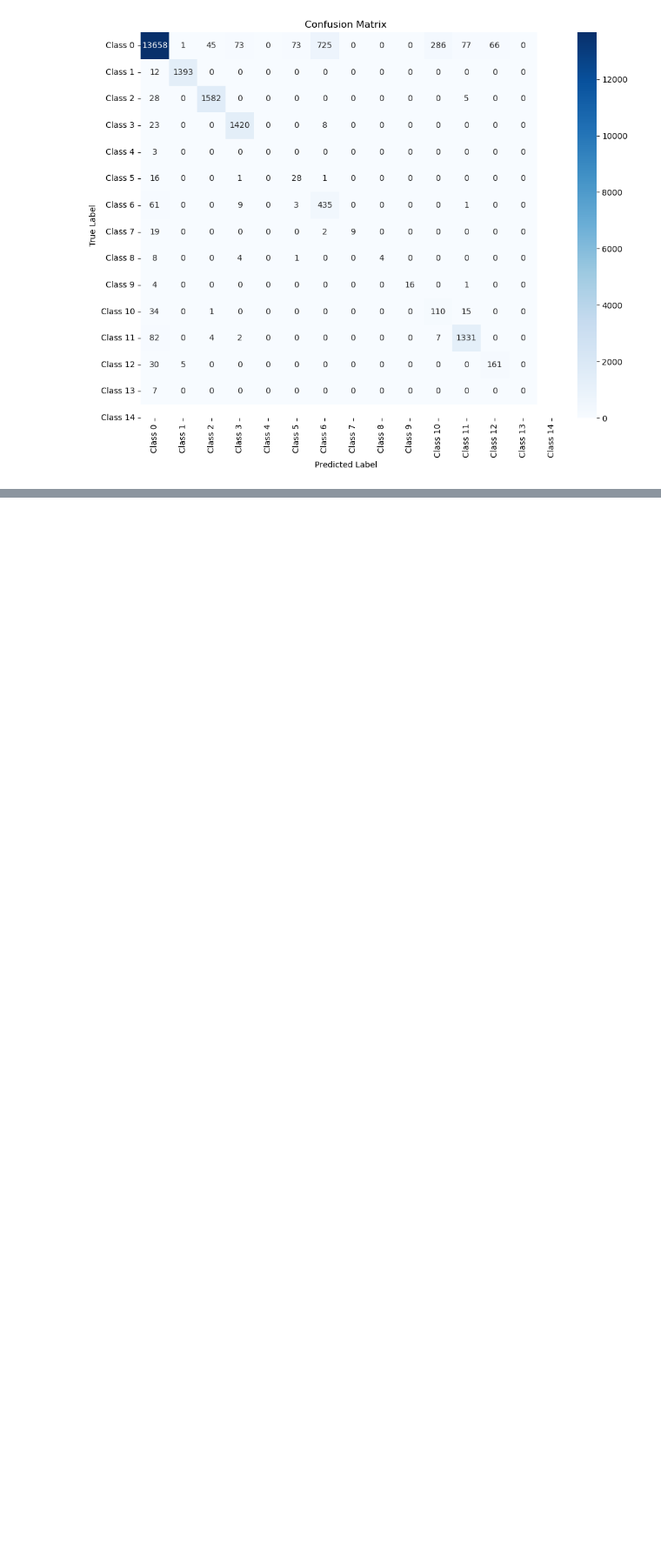
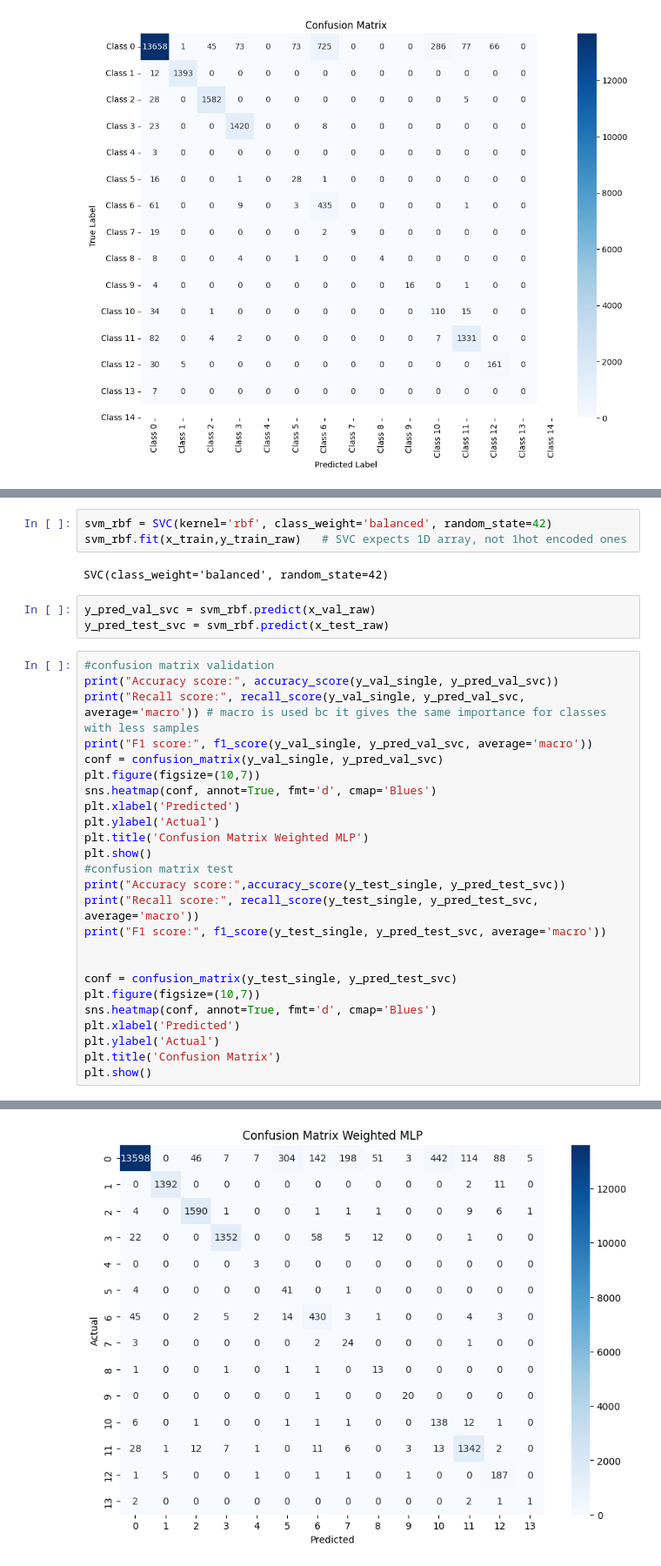
Before and after one commit to Azat228/ECG_Classification_for_Arrhythmia_Detection, a Jupyter notebook: Project_code.ipynb, the cells around one changed output, grey strips where cells are left out. Shown at 87% size. Saved outputs shown, nothing was run; the diff lists cells and outputs as text; blank space fills up the shorter version.

```diff
--- a/Project_code.ipynb
+++ b/Project_code.ipynb
@@ -592,0 +563,34 @@ weighted avg      0.948     0.920     0.930     21890
+# %%
+svm_rbf = SVC(kernel='rbf', class_weight='balanced', random_state=42)
+svm_rbf.fit(x_train,y_train_raw)   # SVC expects 1D array, not 1hot encoded ones
+# %% [output]
+SVC(class_weight='balanced', random_state=42)
+# %%
+y_pred_val_svc = svm_rbf.predict(x_val_raw)
+y_pred_test_svc = svm_rbf.predict(x_test_raw)
+# %%
+#confusion matrix validation
+print("Accuracy score:", accuracy_score(y_val_single, y_pred_val_svc))
+print("Recall score:", recall_score(y_val_single, y_pred_val_svc, average='macro')) # macro is used bc it gives the same importance for classes with less samples
+print("F1 score:", f1_score(y_val_single, y_pred_val_svc, average='macro'))
+conf = confusion_matrix(y_val_single, y_pred_val_svc)
+plt.figure(figsize=(10,7))
+sns.heatmap(conf, annot=True, fmt='d', cmap='Blues')
+plt.xlabel('Predicted')
+plt.ylabel('Actual')
+plt.title('Confusion Matrix Weighted MLP')
+plt.show()
+#confusion matrix test
+print("Accuracy score:",accuracy_score(y_test_single, y_pred_test_svc))
+print("Recall score:", recall_score(y_test_single, y_pred_test_svc, average='macro'))
+print("F1 score:", f1_score(y_test_single, y_pred_test_svc, average='macro'))
+
+
+conf = confusion_matrix(y_test_single, y_pred_test_svc)
+plt.figure(figsize=(10,7))
+sns.heatmap(conf, annot=True, fmt='d', cmap='Blues')
+plt.xlabel('Predicted')
+plt.ylabel('Actual')
+plt.title('Confusion Matrix')
+plt.show()
+# %% [output]
@@ -592,0 +600 @@ weighted avg      0.948     0.920     0.930     21890
+[figure, added]
```
Also changed, not shown: parts of 30 cells of this notebook.
